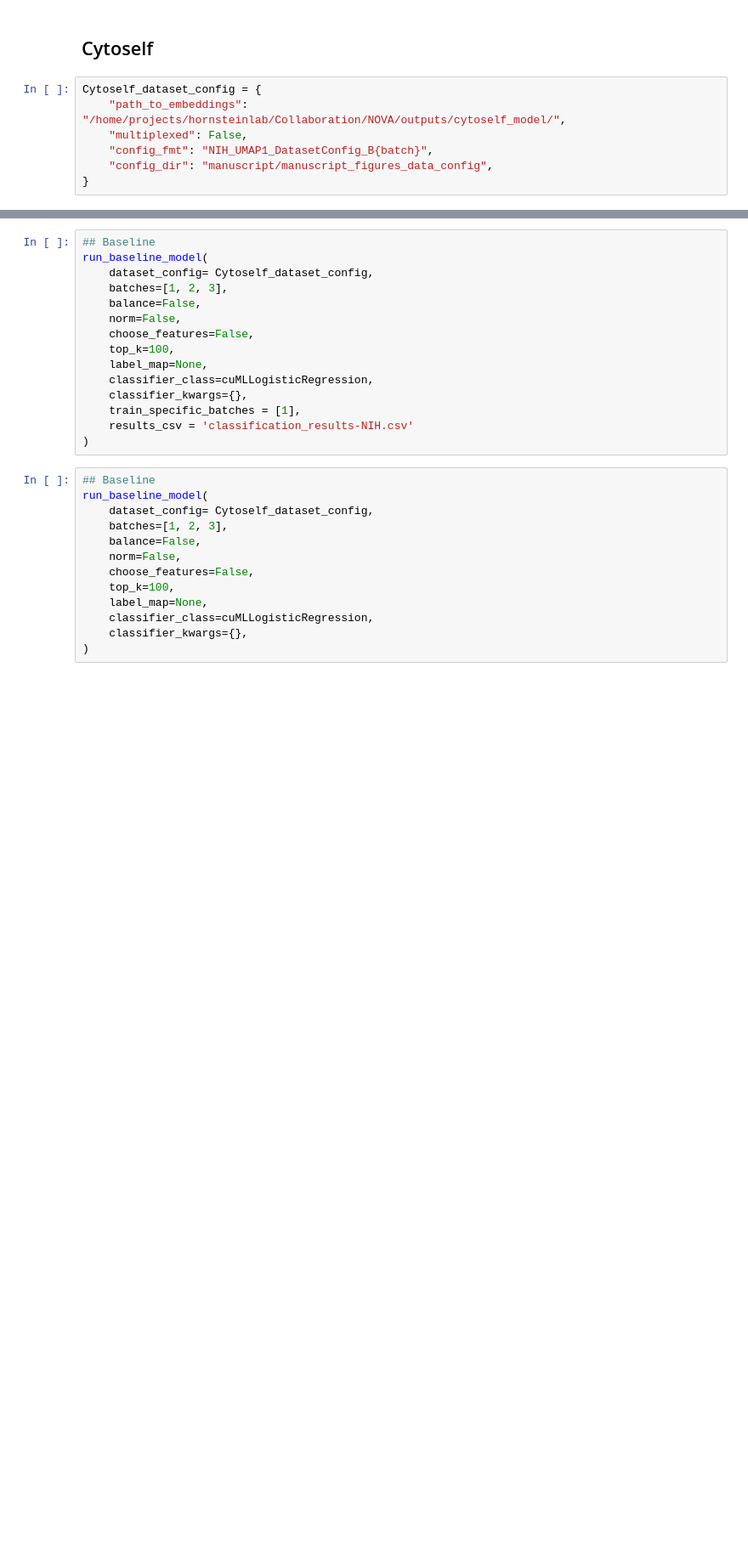
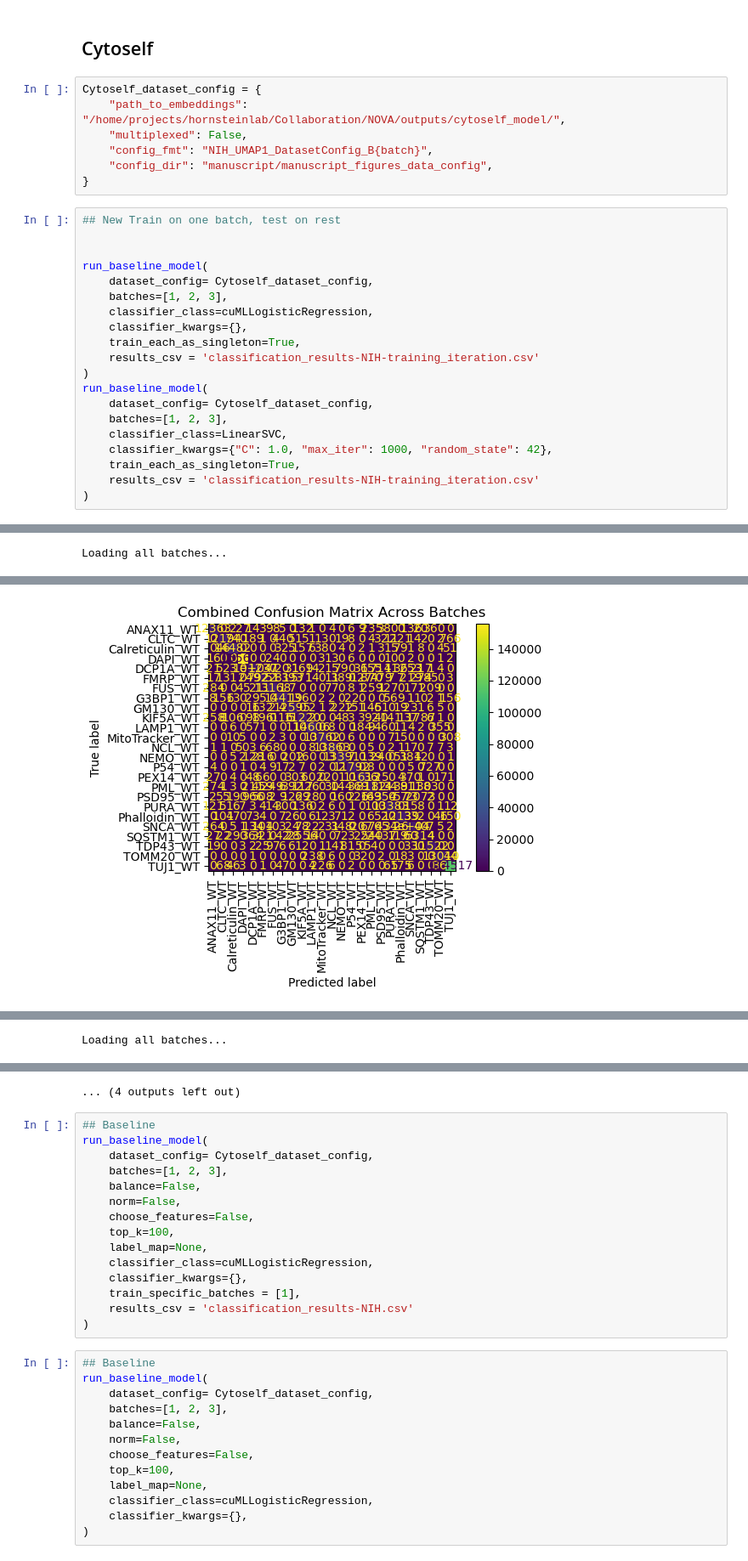
Before and after one commit to Sagykri/NOVA, a Jupyter notebook: tools/classifier/umap1_NIH.ipynb, the cells around one changed output, grey strips where cells are left out. Shown at 85% size. Saved outputs shown, nothing was run; the diff lists cells and outputs as text; blank space fills up the shorter version.

```diff
--- a/tools/classifier/umap1_NIH.ipynb
+++ b/tools/classifier/umap1_NIH.ipynb
@@ -134,3 +305,24 @@ Cytoself_dataset_config = {
     "config_fmt": "NIH_UMAP1_DatasetConfig_B{batch}",
     "config_dir": "manuscript/manuscript_figures_data_config",
 }
+# %%
+## New Train on one batch, test on rest
+
+
+run_baseline_model(
+    dataset_config= Cytoself_dataset_config,
+    batches=[1, 2, 3],
+    classifier_class=cuMLLogisticRegression,
+    classifier_kwargs={},
+    train_each_as_singleton=True,
+    results_csv = 'classification_results-NIH-training_iteration.csv'
+)
+run_baseline_model(
+    dataset_config= Cytoself_dataset_config,
+    batches=[1, 2, 3],
+    classifier_class=LinearSVC,
+    classifier_kwargs={"C": 1.0, "max_iter": 1000, "random_state": 42},
+    train_each_as_singleton=True,
+    results_csv = 'classification_results-NIH-training_iteration.csv'
+)
+# %% [output]
@@ -136,0 +333 @@ Cytoself_dataset_config = {
+Loading all batches...
@@ -136,0 +368 @@ Cytoself_dataset_config = {
+[figure, added]
@@ -136,0 +390 @@ Cytoself_dataset_config = {
+Loading all batches...
@@ -137,3 +459,4 @@ Cytoself_dataset_config = {
+... (4 outputs left out)
 # %%
 ## Baseline
 run_baseline_model(
```
Also changed, not shown: parts of 4 cells of this notebook.
